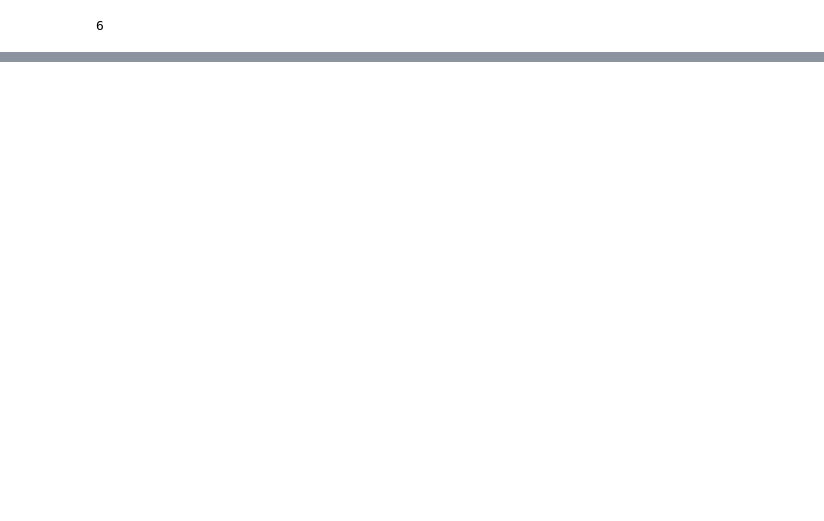
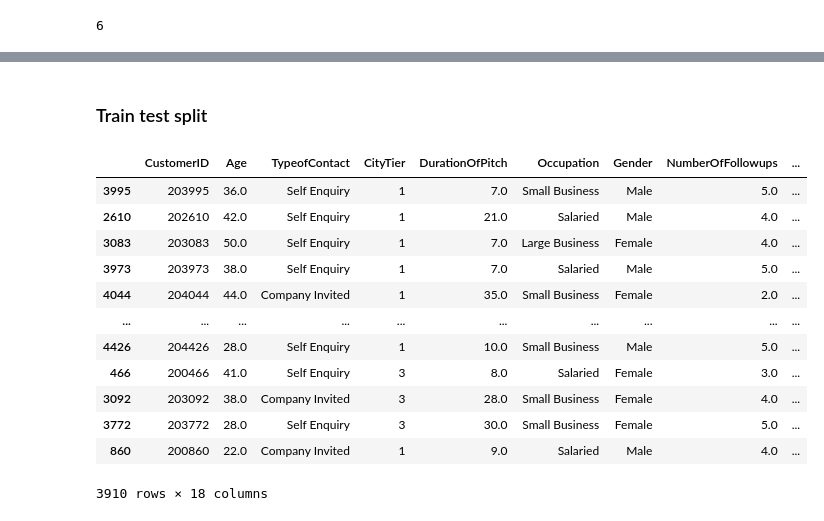
Before and after one commit to Shimul-Zahan/ML-Bootcamp, a Jupyter notebook: Random Forest/rf.ipynb, the cells around one changed output, grey strips where cells are left out. Cells and saved outputs as stored; diff of their text form; code cells hidden in the pictures; blank space fills up the shorter version.

```diff
--- a/Random Forest/rf.ipynb
+++ b/Random Forest/rf.ipynb
@@ -211,0 +217,26 @@ data.head()
+# %% [markdown]
+### Train test split
+# %%
+from sklearn.model_selection import train_test_split
+
+X = data.drop('ProdTaken', axis=1)
+y = data['ProdTaken']
+
+X_train, X_test, y_train, y_test = train_test_split(X, y, test_size=0.2, random_state=42)
+# %%
+# create columns transformer with 3 type of transformer
+X_train
+# %% [output]
+|  | CustomerID | Age | TypeofContact | CityTier | DurationOfPitch | Occupation | Gender | NumberOfFollowups | ... |
+| 3995 | 203995 | 36.0 | Self Enquiry | 1 | 7.0 | Small Business | Male | 5.0 | ... |
+| 2610 | 202610 | 42.0 | Self Enquiry | 1 | 21.0 | Salaried | Male | 4.0 | ... |
+| 3083 | 203083 | 50.0 | Self Enquiry | 1 | 7.0 | Large Business | Female | 4.0 | ... |
+| 3973 | 203973 | 38.0 | Self Enquiry | 1 | 7.0 | Salaried | Male | 5.0 | ... |
+| 4044 | 204044 | 44.0 | Company Invited | 1 | 35.0 | Small Business | Female | 2.0 | ... |
+| ... | ... | ... | ... | ... | ... | ... | ... | ... | ... |
+| 4426 | 204426 | 28.0 | Self Enquiry | 1 | 10.0 | Small Business | Male | 5.0 | ... |
+| 466 | 200466 | 41.0 | Self Enquiry | 3 | 8.0 | Salaried | Female | 3.0 | ... |
+| 3092 | 203092 | 38.0 | Company Invited | 3 | 28.0 | Small Business | Female | 4.0 | ... |
+| 3772 | 203772 | 28.0 | Self Enquiry | 3 | 30.0 | Small Business | Female | 5.0 | ... |
+| 860 | 200860 | 22.0 | Company Invited | 1 | 9.0 | Salaried | Male | 4.0 | ... |
+3910 rows × 18 columns
```
Also changed, not shown: parts of 13 cells of this notebook.
